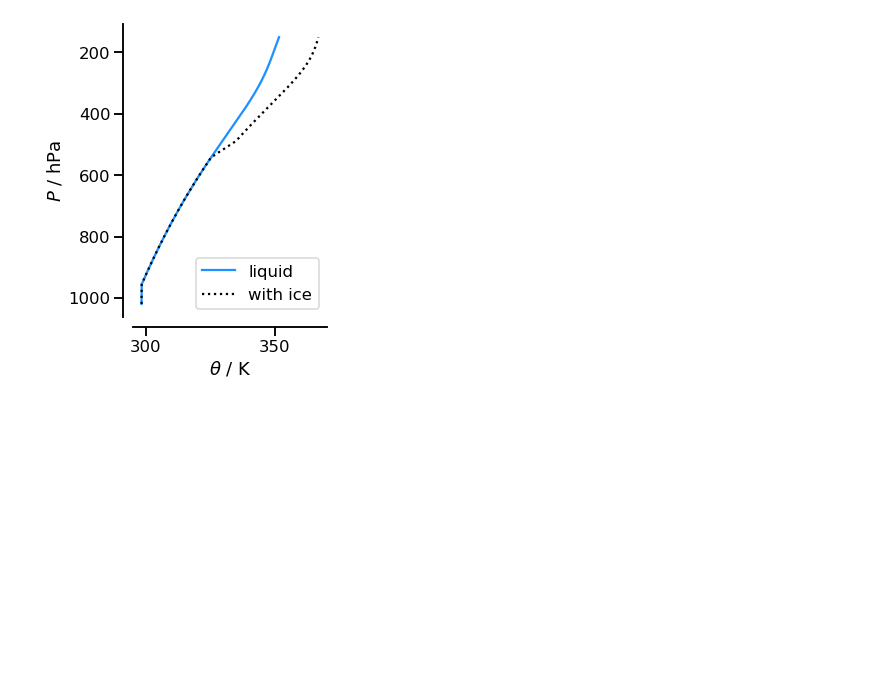
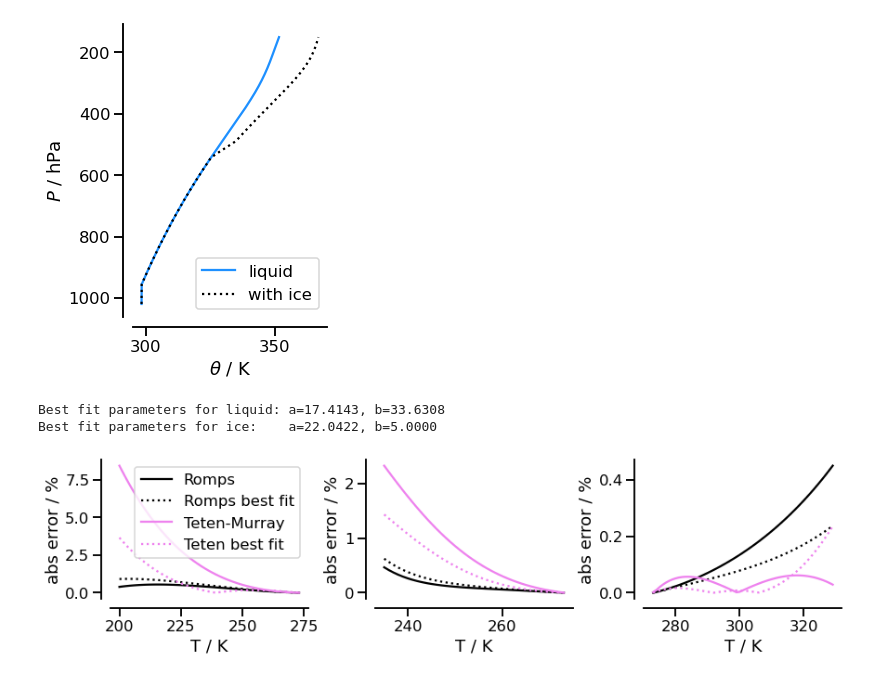
Before and after one commit to mpimet/moist_thermodynamics, a Jupyter notebook: examples/examples.ipynb, the cells around one changed output. Saved outputs shown, nothing was run; the diff lists cells and outputs as text; code cells hidden in the pictures; blank space fills up the shorter version.

```diff
--- a/examples/examples.ipynb
+++ b/examples/examples.ipynb
@@ -397,3 +397,77 @@ ax.legend()
 sns.despine(offset=10)
 # %% [output]
 [figure]
+# %%
+from scipy.optimize import curve_fit
+
+def liq_error(T,a,b):
+    return np.abs(svp.tetens(T,a,b)/svp.liq_wagner_pruss(T) -1.)
+
+def ice_error(T,a,b):
+    return np.abs(svp.tetens(T,a,b)/svp.ice_wagner_etal(T) -1.)
+
+T = np.arange(270.,310.,0.1)
+
+rng = np.random.default_rng()
+y_noise = 0.001 * rng.normal(size=T.size)
+ydata =  y_noise
+popt, pcov = curve_fit(liq_error, T, ydata, bounds = ((16.,33.), (19.,36.)), method='dogbox')
+a_liq = popt[0]
+b_liq = popt[1]
+print (f'Best fit parameters for liquid: a={a_liq:.4f}, b={b_liq:.4f}')
+
+T = np.arange(230.,260.,0.01)
+rng = np.random.default_rng()
+y_noise = 0.001 * rng.normal(size=T.size)
+ydata = y_noise
+popt, pcov = curve_fit(ice_error, T, ydata, bounds = ((20.,5.), (23.,8.)), method='dogbox')
+a_ice = popt[0]
+b_ice = popt[1]
+print (f'Best fit parameters for ice:    a={a_ice:.4f}, b={b_ice:.4f}')
+# %% [output]
+Best fit parameters for liquid: a=17.4143, b=33.6308
+Best fit parameters for ice:    a=22.0422, b=5.0000
+# %%
+sns.set_context("talk")
+fig, ax = plt.subplots(1,3,figsize=(12, 3), constrained_layout=True)
+
+T = np.arange(200.,273.16)
+es_c1 = (svp.ice_analytic(T)/svp.ice_wagner_etal(T) - 1.)*100.
+es_c2 = (svp.ice_analytic(T,ci=1861.)/svp.ice_wagner_etal(T) - 1.)*100.
+es_c3 = (svp.tetens(T,21.875,7.66)/svp.ice_wagner_etal(T) - 1.)*100.
+es_c4 = (svp.tetens(T,a_ice,b_ice)/svp.ice_wagner_etal(T) - 1.)*100.
+
+ax[0].plot(T,np.abs(es_c1),c='k',label='Romps')
+ax[0].plot(T,np.abs(es_c2),c='k',ls='dotted',label='Romps best fit')
+ax[0].plot(T,np.abs(es_c3),c='violet',label='Teten-Murray')
+ax[0].plot(T,np.abs(es_c4),c='violet',ls='dotted',label='Teten best fit')
+T = np.arange(235.,273.16)
+es_sc1 = (svp.liq_analytic(T)/svp.liq_murphy_koop(T) - 1.)*100.
+es_sc2 = (svp.liq_analytic(T,cl=4119.)/svp.liq_murphy_koop(T) - 1.)*100.
+es_sc3 = (svp.tetens(T,17.269,35.86)/svp.liq_murphy_koop(T) - 1.)*100.
+es_sc4 = (svp.tetens(T,a_liq,b_liq)/svp.liq_murphy_koop(T) - 1.)*100.
+
+ax[1].plot(T,np.abs(es_sc1),c='k')
+ax[1].plot(T,np.abs(es_sc2),c='k',ls='dotted')
+ax[1].plot(T,np.abs(es_sc3),c='violet')
+ax[1].plot(T,np.abs(es_sc4),c='violet',ls='dotted')
+
+T = np.arange(273.,330.)
+es_w1 = (svp.liq_analytic(T)/svp.liq_wagner_pruss(T) - 1.)*100.
+es_w2 = (svp.liq_analytic(T,cl=4119.)/svp.liq_wagner_pruss(T) - 1.)*100.
+es_w3 = (svp.tetens(T,17.269,35.86)/svp.liq_wagner_pruss(T) - 1.)*100.
+es_w4 = (svp.tetens(T,a_liq,b_liq)/svp.liq_wagner_pruss(T) - 1.)*100.
+
+ax[2].plot(T,np.abs(es_w1),c='k',label='Romps')
+ax[2].plot(T,np.abs(es_w2),c='k',ls='dotted',label='Romps best fit')
+ax[2].plot(T,np.abs(es_w3),c='violet',label='Teten-Murray')
+ax[2].plot(T,np.abs(es_w4),c='violet',ls='dotted',label='Teten best fit')
+
+ax[0].legend()
+for a in ax:
+    a.set_ylabel('abs error / %')
+    a.set_xlabel('T / K')
+
+sns.despine (offset=10)
+# %% [output]
+[figure, added]
```
Also changed, not shown: parts of 1 cell of this notebook, 1 other file.
